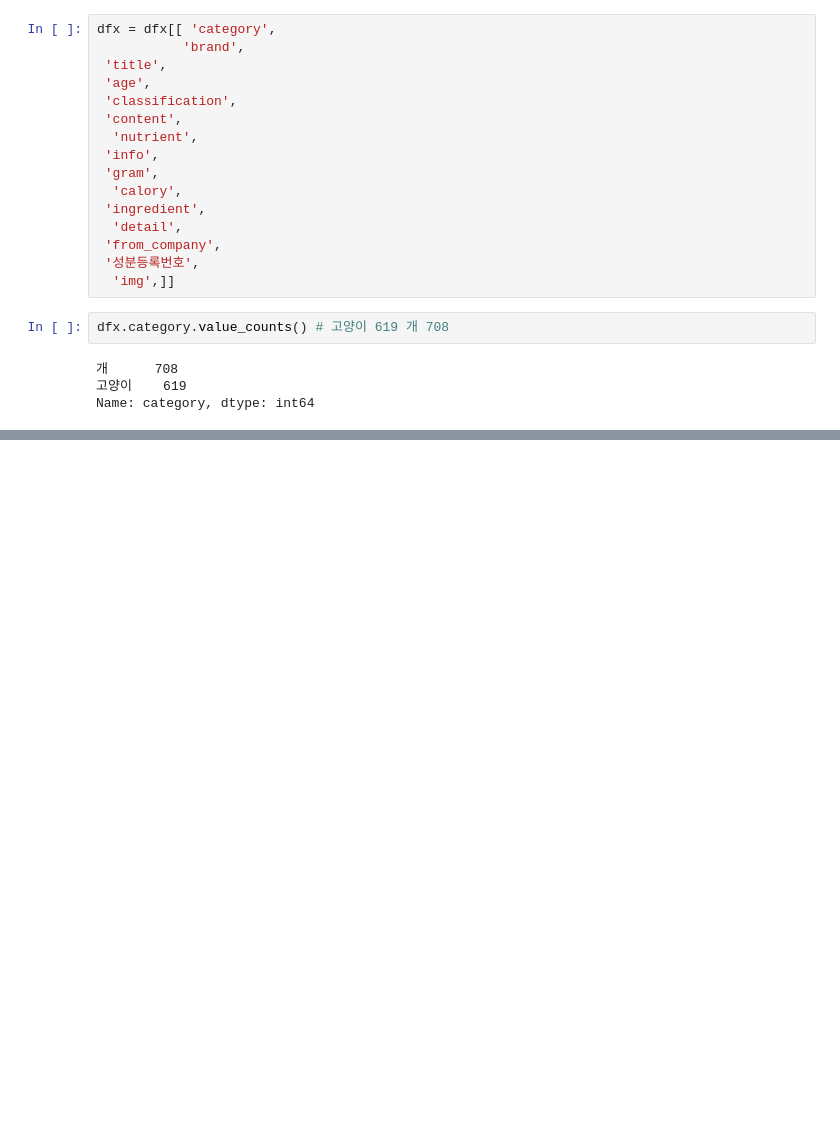
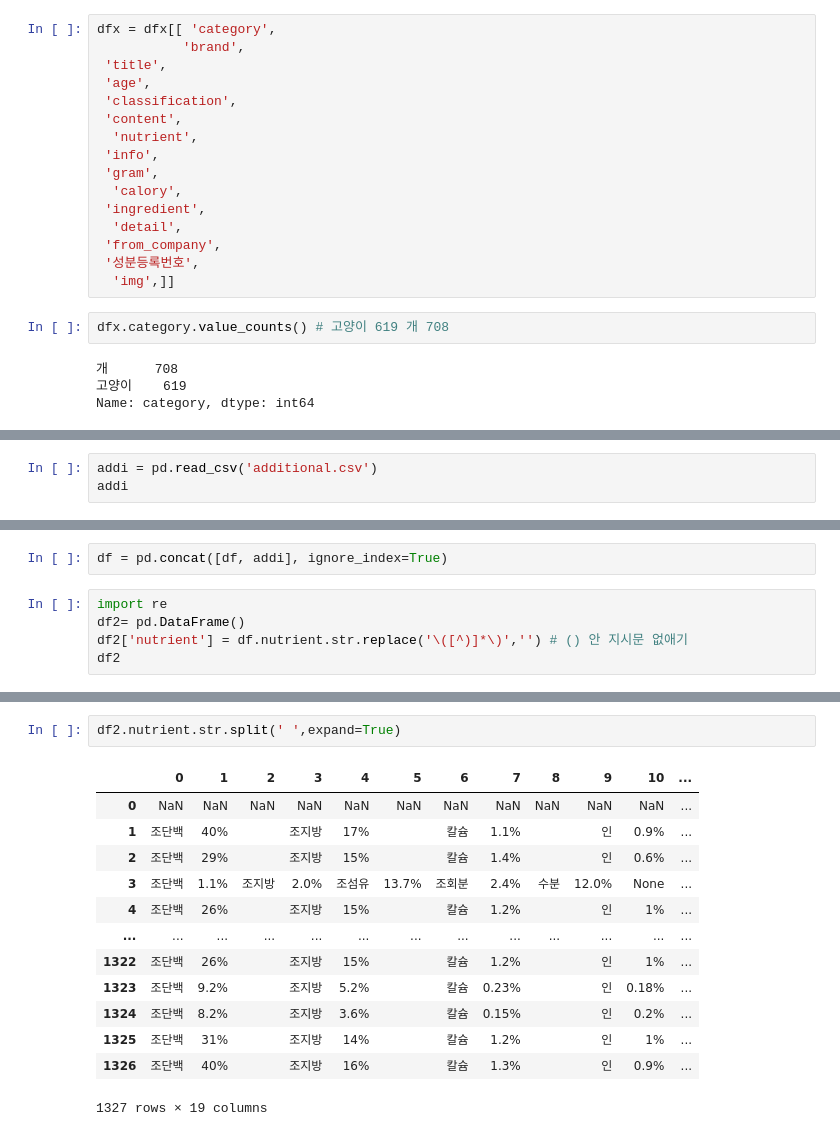
Before and after one commit to da-head0/myperfood, a Jupyter notebook: Petfood_전처리.ipynb, the cells around one changed output, grey strips where cells are left out. Saved outputs shown, nothing was run; the diff lists cells and outputs as text; blank space fills up the shorter version.

```diff
--- a/Petfood_전처리.ipynb
+++ b/Petfood_전처리.ipynb
@@ -149,0 +200,3 @@ dfx
+# %%
+addi = pd.read_csv('additional.csv')
+addi
@@ -149,0 +221,7 @@ dfx
+# %%
+df = pd.concat([df, addi], ignore_index=True)
+# %%
+import re
+df2= pd.DataFrame()
+df2['nutrient'] = df.nutrient.str.replace('\([^)]*\)','') # () 안 지시문 없애기
+df2
@@ -149,0 +269,16 @@ dfx
+# %%
+df2.nutrient.str.split(' ',expand=True)
+# %% [output]
+|  | 0 | 1 | 2 | 3 | 4 | 5 | 6 | 7 | 8 | 9 | 10 | ... |
+| 0 | NaN | NaN | NaN | NaN | NaN | NaN | NaN | NaN | NaN | NaN | NaN | ... |
+| 1 | 조단백 | 40% |  | 조지방 | 17% |  | 칼슘 | 1.1% |  | 인 | 0.9% | ... |
+| 2 | 조단백 | 29% |  | 조지방 | 15% |  | 칼슘 | 1.4% |  | 인 | 0.6% | ... |
+| 3 | 조단백 | 1.1% | 조지방 | 2.0% | 조섬유 | 13.7% | 조회분 | 2.4% | 수분 | 12.0% | None | ... |
+| 4 | 조단백 | 26% |  | 조지방 | 15% |  | 칼슘 | 1.2% |  | 인 | 1% | ... |
+| ... | ... | ... | ... | ... | ... | ... | ... | ... | ... | ... | ... | ... |
+| 1322 | 조단백 | 26% |  | 조지방 | 15% |  | 칼슘 | 1.2% |  | 인 | 1% | ... |
+| 1323 | 조단백 | 9.2% |  | 조지방 | 5.2% |  | 칼슘 | 0.23% |  | 인 | 0.18% | ... |
+| 1324 | 조단백 | 8.2% |  | 조지방 | 3.6% |  | 칼슘 | 0.15% |  | 인 | 0.2% | ... |
+| 1325 | 조단백 | 31% |  | 조지방 | 14% |  | 칼슘 | 1.2% |  | 인 | 1% | ... |
+| 1326 | 조단백 | 40% |  | 조지방 | 16% |  | 칼슘 | 1.3% |  | 인 | 0.9% | ... |
+1327 rows × 19 columns
```
Also changed, not shown: parts of 25 cells of this notebook.
